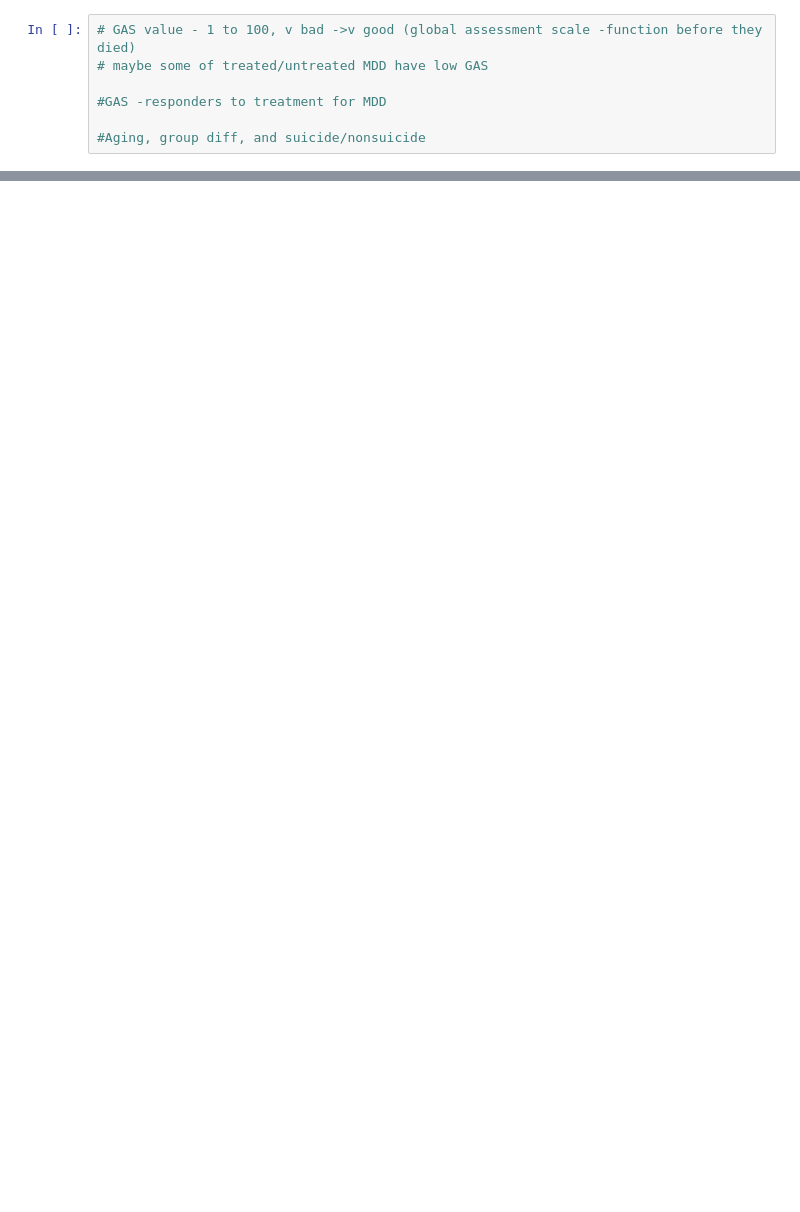
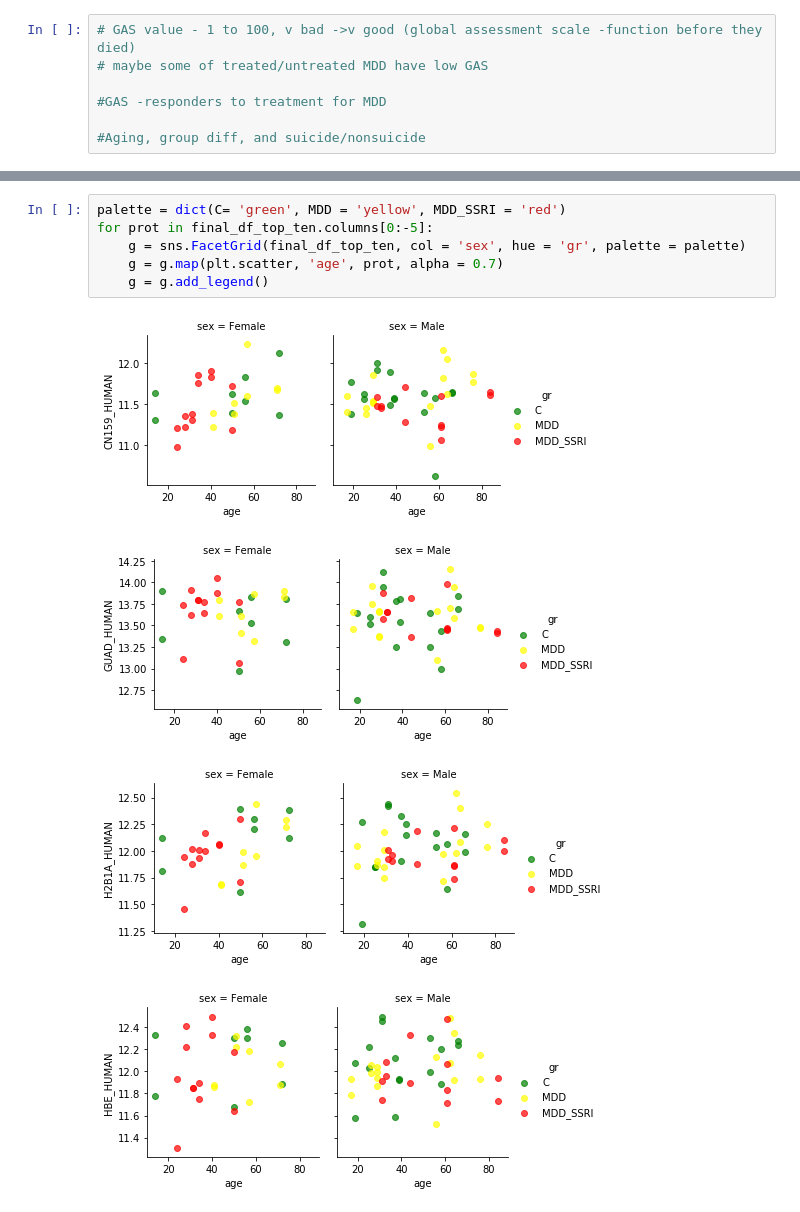
Before and after one commit to yjs1210/brain-depression-proteomic-analysis, a Jupyter notebook: Michelle_yimin_analysis.ipynb, the cells around one changed output, grey strips where cells are left out. Drawn from its saved outputs; the diff is of its cells as text; blank space fills up the shorter version.

```diff
--- a/Michelle_yimin_analysis.ipynb
+++ b/Michelle_yimin_analysis.ipynb
@@ -483,0 +565,11 @@ p4 = sns.clustermap(df_filter_pivot, metric = 'correlation')
+# %%
+palette = dict(C= 'green', MDD = 'yellow', MDD_SSRI = 'red')
+for prot in final_df_top_ten.columns[0:-5]:
+    g = sns.FacetGrid(final_df_top_ten, col = 'sex', hue = 'gr', palette = palette)
+    g = g.map(plt.scatter, 'age', prot, alpha = 0.7)
+    g = g.add_legend()
+# %% [output]
+[figure, added]
+[figure, added]
+[figure, added]
+[figure, added]
```
Also changed, not shown: parts of 30 cells of this notebook.
